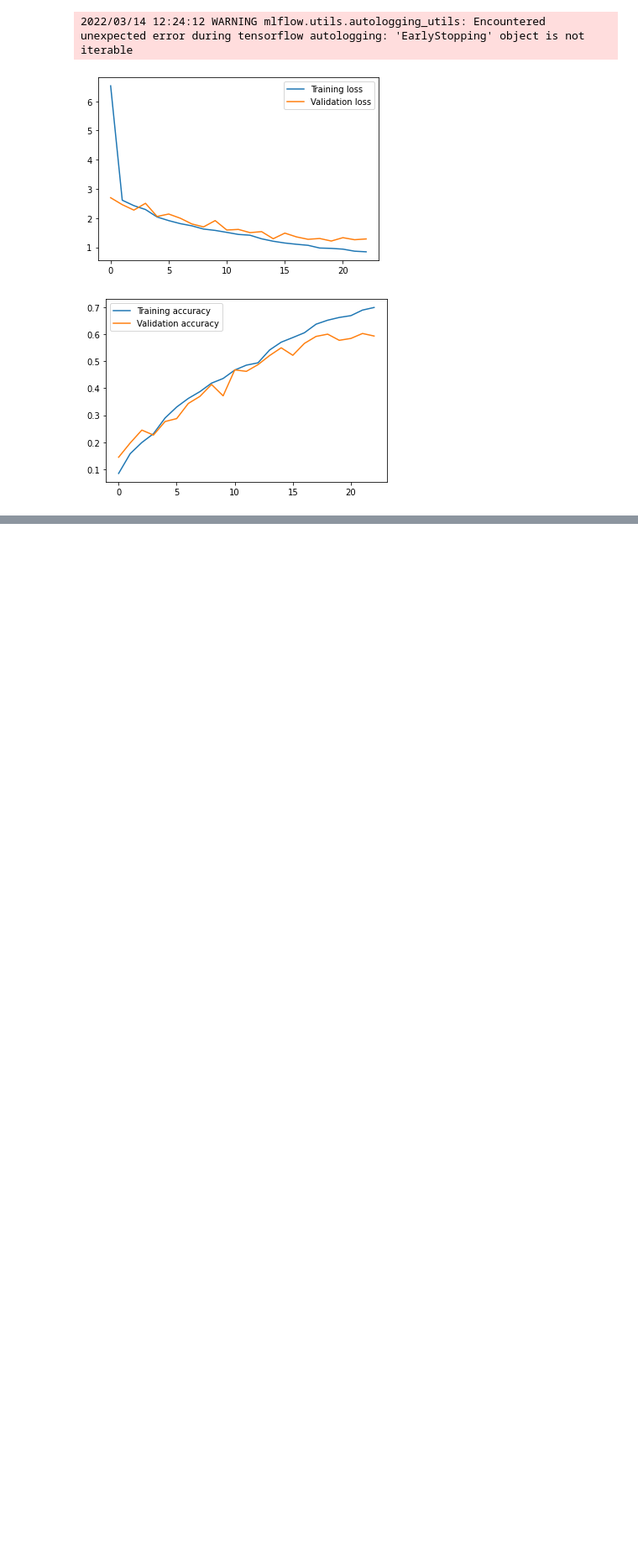
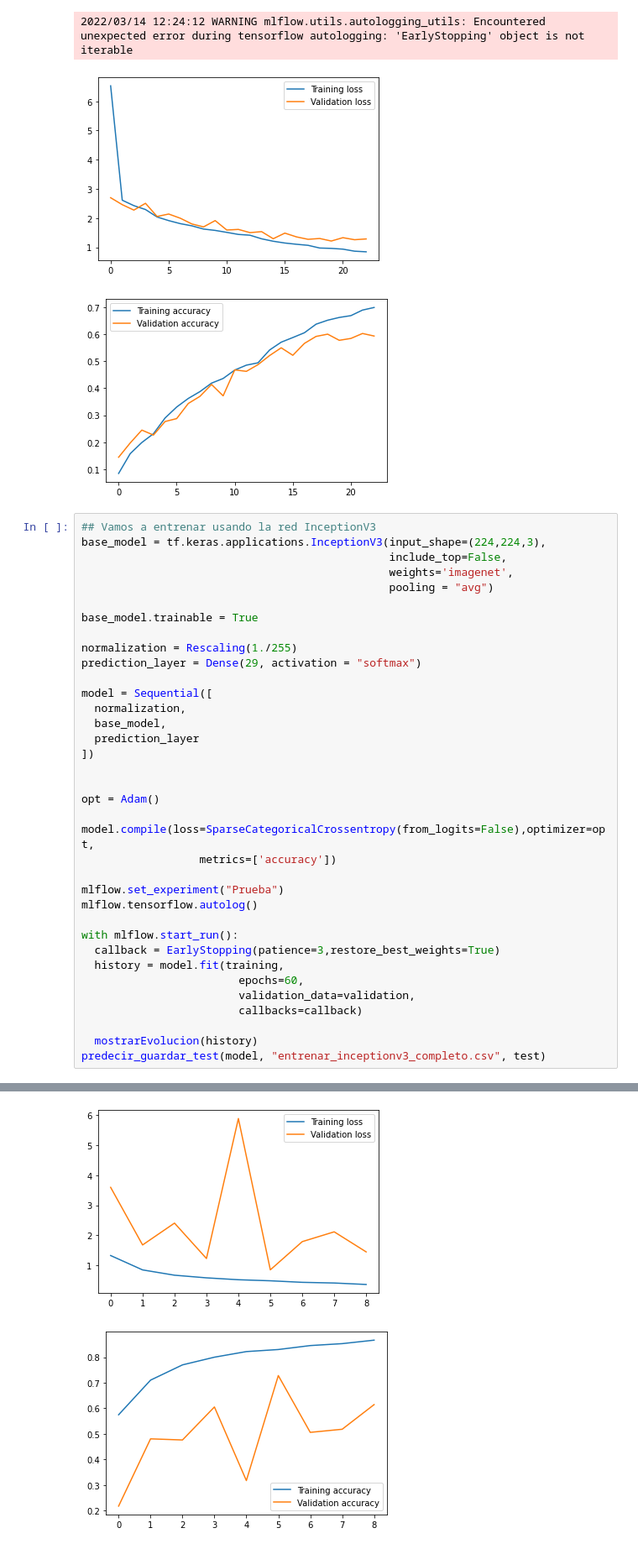
Before and after one commit to advy99/PROYECTO_MD_AA, a Jupyter notebook: algoritmos/ADVY/pruebas_antonio.ipynb, the cells around one changed output, grey strips where cells are left out. Shown at 84% size. Drawn from its saved outputs; the diff is of its cells as text; blank space fills up the shorter version.

Commit message:
pruebo a entrenar inceptionv3 completo

```diff
--- a/algoritmos/ADVY/pruebas_antonio.ipynb
+++ b/algoritmos/ADVY/pruebas_antonio.ipynb
@@ -644,3 +644,40 @@ Epoch 23/60
 2022/03/14 12:24:12 WARNING mlflow.utils.autologging_utils: Encountered unexpected error during tensorflow autologging: 'EarlyStopping' object is not iterable
 [figure]
 [figure]
+# %%
+## Vamos a entrenar usando la red InceptionV3
+base_model = tf.keras.applications.InceptionV3(input_shape=(224,224,3),
+                                               include_top=False,
+                                               weights='imagenet',
+                                               pooling = "avg")
+
+base_model.trainable = True
+
+normalization = Rescaling(1./255)
+prediction_layer = Dense(29, activation = "softmax")
+
+model = Sequential([
+  normalization,
+  base_model,
+  prediction_layer
+])
+
+
+opt = Adam()
+
+model.compile(loss=SparseCategoricalCrossentropy(from_logits=False),optimizer=opt,
+                  metrics=['accuracy'])
+
+mlflow.set_experiment("Prueba")
+mlflow.tensorflow.autolog()
+
+with mlflow.start_run():
+  callback = EarlyStopping(patience=3,restore_best_weights=True)
+  history = model.fit(training,
+                        epochs=60,
+                        validation_data=validation,
+                        callbacks=callback)
+
+  mostrarEvolucion(history)
+predecir_guardar_test(model, "entrenar_inceptionv3_completo.csv", test)
+# %% [output]
@@ -646,0 +703,2 @@ Epoch 23/60
+[figure, added]
+[figure, added]
```
Also changed, not shown: parts of 2 cells of this notebook, 1 other file.
